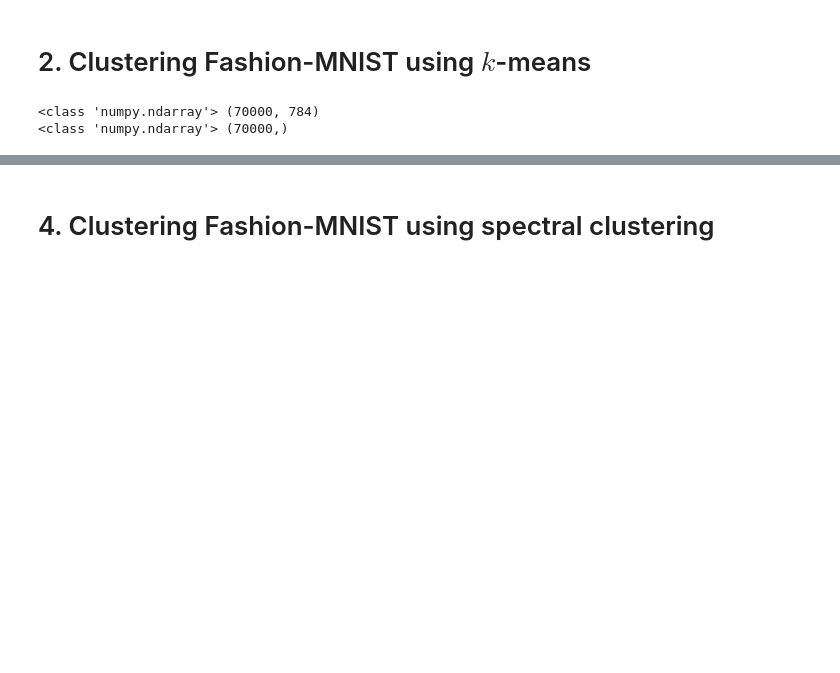
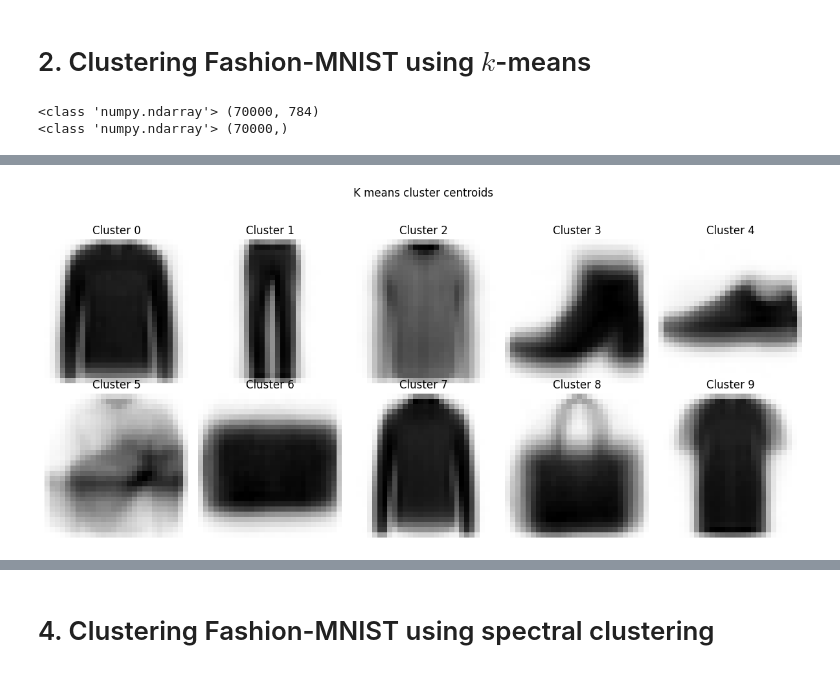
Before and after one commit to deskk/MIS_project2, a Jupyter notebook: project2.ipynb, the cells around one changed output, grey strips where cells are left out. Drawn from its saved outputs; the diff is of its cells as text; code cells hidden in the pictures; blank space fills up the shorter version.

```diff
--- a/project2.ipynb
+++ b/project2.ipynb
@@ -149,0 +194,21 @@ print(type(y),y.shape)
+# %%
+kmeans = pipeline.named_steps['kmeans']
+centroids_pca = kmeans.cluster_centers_
+
+pca = pipeline.named_steps['pca']
+scaler = pipeline.named_steps['scaler']
+centroids_original_space = pca.inverse_transform(centroids_pca)
+centroids_images = scaler.inverse_transform(centroids_original_space)
+# %%
+import matplotlib.pyplot as plt
+
+plt.figure(figsize=(12, 6))
+plt.suptitle('K means cluster centroids')
+for i in range(10):
+    ax = plt.subplot(2, 5, i+1)
+    plt.imshow(centroids_images[i].reshape(28, 28), cmap='binary')
+    plt.title(f"Cluster {i}")
+    plt.axis("off")
+plt.tight_layout(rect=[0, 0.03, 1, 0.95])
+# %% [output]
+[figure, added]
```
Also changed, not shown: parts of 7 cells of this notebook.
